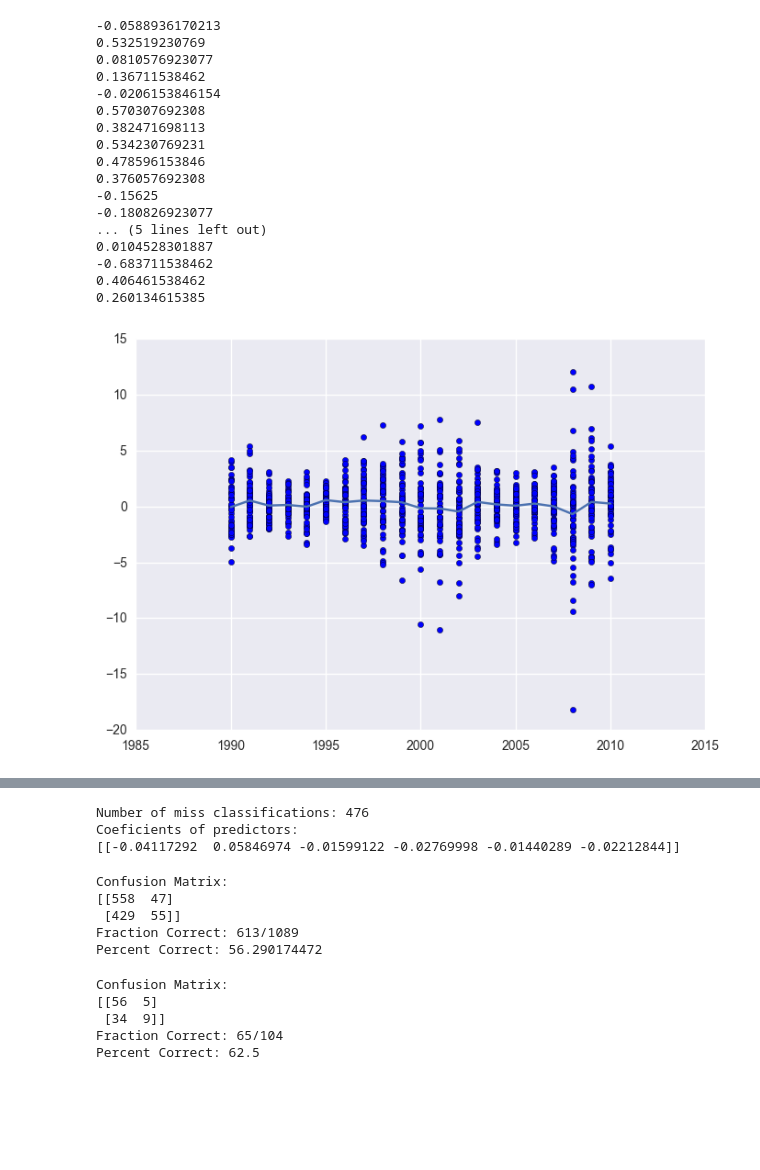
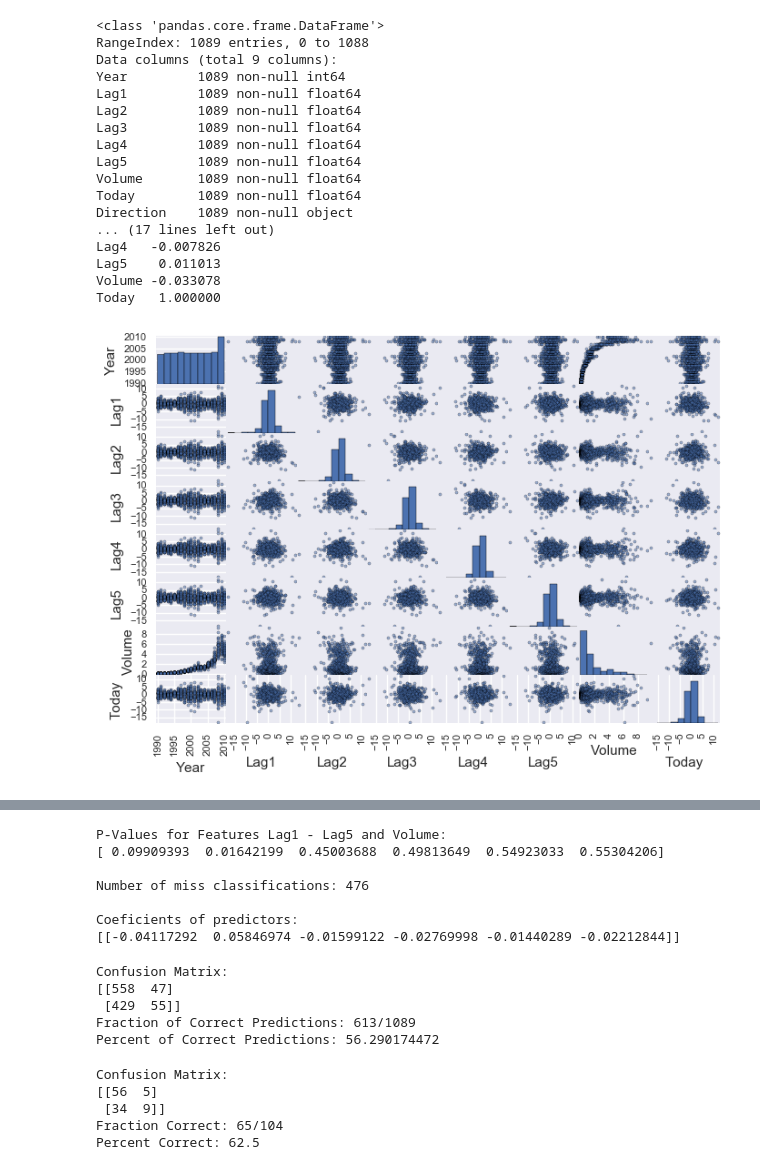
Before and after one commit to MSpearing/Data_Science, a Jupyter notebook: Lab5/Lab5_Michael.ipynb, the cells around one changed output, grey strips where cells are left out. Drawn from its saved outputs; the diff is of its cells as text; code cells hidden in the pictures; blank space fills up the shorter version.

```diff
--- a/Lab5/Lab5_Michael.ipynb
+++ b/Lab5/Lab5_Michael.ipynb
@@ -106,34 +43,35 @@ memory usage: 76.6+ KB
 # %%
 # A) Produce some numerical and graphical summaries of the Weekly
 # data. Do there appear to be any patterns?
-
-#print(weekly.corr())
-#scatter_matrix(weekly)
+weekly.info()
+weekly.head()
+print(weekly.corr())
+scatter_matrix(weekly)
+plt.show()
 year_avg = [None] *(21)
 for i in range(21):
     year_avg[i] = weekly[weekly['Year'] == (i + 1990)]
     year_avg[i] = year_avg[i]['Today']
     year_avg[i] = year_avg[i].mean()
-    print(year_avg[i])
 plt.plot(range(1990 , 2011),year_avg)
 plt.scatter(weekly['Year'],weekly['Today'])
 plt.show()
 # %% [output]
--0.0588936170213
-0.532519230769
-0.0810576923077
-0.136711538462
--0.0206153846154
-0.570307692308
-0.382471698113
-0.534230769231
-0.478596153846
-0.376057692308
--0.15625
--0.180826923077
-... (5 lines left out)
-0.0104528301887
--0.683711538462
-0.406461538462
-0.260134615385
+<class 'pandas.core.frame.DataFrame'>
+RangeIndex: 1089 entries, 0 to 1088
+Data columns (total 9 columns):
+Year         1089 non-null int64
+Lag1         1089 non-null float64
+Lag2         1089 non-null float64
+Lag3         1089 non-null float64
+Lag4         1089 non-null float64
+Lag5         1089 non-null float64
+Volume       1089 non-null float64
+Today        1089 non-null float64
+Direction    1089 non-null object
+... (17 lines left out)
+Lag4   -0.007826
+Lag5    0.011013
+Volume -0.033078
+Today   1.000000
-[figure, old version]
+[figure, new version]
@@ -150,11 +89,18 @@ wrong = 0
 for i in range(len(predicted_LR)):
     if(predicted_LR[i] != weekly.iloc[i,8]):
         wrong += 1
-
-print("Number of miss classifications: " + str(wrong))
-print("Coeficients of predictors: \n" + str(model_LR.coef_))
+best = skl.feature_selection.SelectKBest(k='all')
+best = best.fit(weekly.iloc[:,1:7], weekly['Direction'])
+print "P-Values for Features Lag1 - Lag5 and Volume:"
+print best.pvalues_
+print("\nNumber of miss classifications: " + str(wrong))
+print("\nCoeficients of predictors: \n" + str(model_LR.coef_))
 # %% [output]
+P-Values for Features Lag1 - Lag5 and Volume:
+[ 0.09909393  0.01642199  0.45003688  0.49813649  0.54923033  0.55304206]
+
 Number of miss classifications: 476
+
 Coeficients of predictors:
 [[-0.04117292  0.05846974 -0.01599122 -0.02769998 -0.01440289 -0.02212844]]
 # %%
@@ -164,14 +110,14 @@ Coeficients of predictors:
 cm_LR = confusion_matrix(weekly['Direction'],predicted_LR, labels=['Up','Down'] )
 print("Confusion Matrix: ")
 print(cm_LR)
-print("Fraction Correct: " + str(cm_LR[0,0] + cm_LR[1,1]) + "/" + str(cm_LR.sum()))
-print("Percent Correct: " + str(((cm_LR[0,0] + cm_LR[1,1]) / float(cm_LR.sum()))*100))
+print("Fraction of Correct Predictions: " + str(cm_LR[0,0] + cm_LR[1,1]) + "/" + str(cm_LR.sum()))
+print("Percent of Correct Predictions: " + str(((cm_LR[0,0] + cm_LR[1,1]) / float(cm_LR.sum()))*100))
 # %% [output]
 Confusion Matrix:
 [[558  47]
  [429  55]]
-Fraction Correct: 613/1089
-Percent Correct: 56.290174472
+Fraction of Correct Predictions: 613/1089
+Percent of Correct Predictions: 56.290174472
 # %%
 # D) Now fit the logistic regression model using a training data period
 # from 1990 to 2008, with Lag2 as the only predictor. Compute the
```
Also changed, not shown: parts of 26 cells of this notebook.
